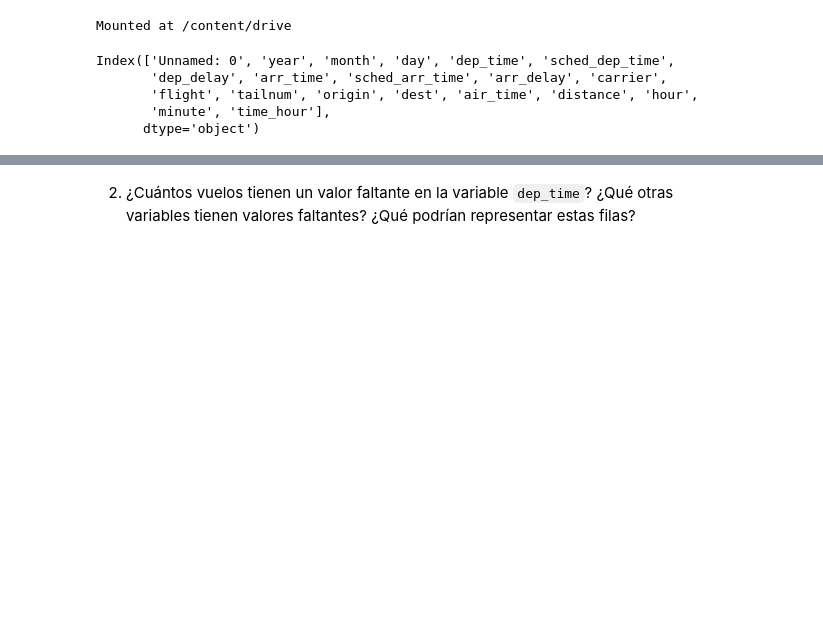
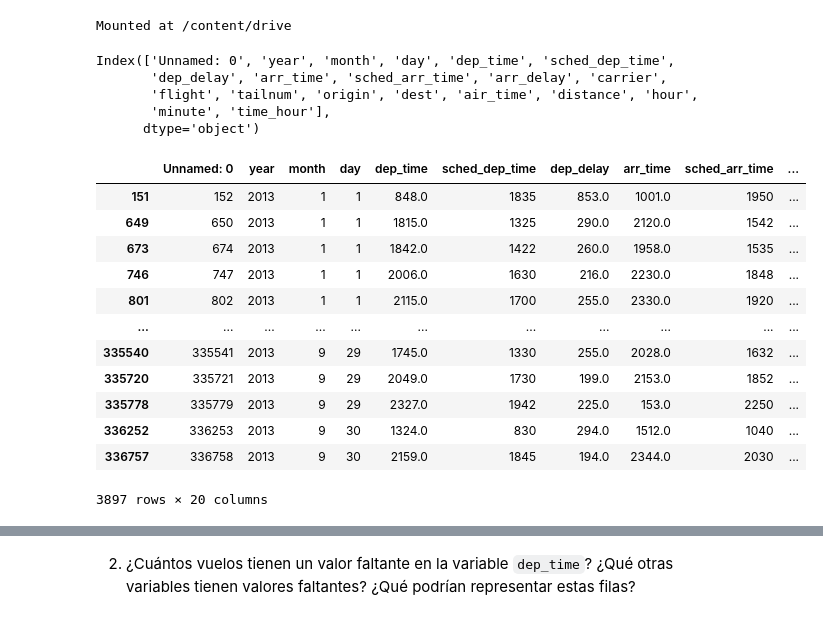
Before and after one commit to qlab-intro-python/qlab-intro-python-ccss-tarea-2-tarea_plantilla, a Jupyter notebook: tarea_2_grupo_5.ipynb, the cells around one changed output, grey strips where cells are left out. Drawn from its saved outputs; the diff is of its cells as text; code cells hidden in the pictures; blank space fills up the shorter version.

```diff
--- a/tarea_2_grupo_5.ipynb
+++ b/tarea_2_grupo_5.ipynb
@@ -47,0 +47,17 @@ df_flights.groupby("dep_delay")
+# %%
+#1.a. Tuvieron un retraso de llegada de tres horas o más.
+df_flights[df_flights['arr_delay'] >= 180]
+# %% [output]
+|  | Unnamed: 0 | year | month | day | dep_time | sched_dep_time | dep_delay | arr_time | sched_arr_time | ... |
+| 151 | 152 | 2013 | 1 | 1 | 848.0 | 1835 | 853.0 | 1001.0 | 1950 | ... |
+| 649 | 650 | 2013 | 1 | 1 | 1815.0 | 1325 | 290.0 | 2120.0 | 1542 | ... |
+| 673 | 674 | 2013 | 1 | 1 | 1842.0 | 1422 | 260.0 | 1958.0 | 1535 | ... |
+| 746 | 747 | 2013 | 1 | 1 | 2006.0 | 1630 | 216.0 | 2230.0 | 1848 | ... |
+| 801 | 802 | 2013 | 1 | 1 | 2115.0 | 1700 | 255.0 | 2330.0 | 1920 | ... |
+| ... | ... | ... | ... | ... | ... | ... | ... | ... | ... | ... |
+| 335540 | 335541 | 2013 | 9 | 29 | 1745.0 | 1330 | 255.0 | 2028.0 | 1632 | ... |
+| 335720 | 335721 | 2013 | 9 | 29 | 2049.0 | 1730 | 199.0 | 2153.0 | 1852 | ... |
+| 335778 | 335779 | 2013 | 9 | 29 | 2327.0 | 1942 | 225.0 | 153.0 | 2250 | ... |
+| 336252 | 336253 | 2013 | 9 | 30 | 1324.0 | 830 | 294.0 | 1512.0 | 1040 | ... |
+| 336757 | 336758 | 2013 | 9 | 30 | 2159.0 | 1845 | 194.0 | 2344.0 | 2030 | ... |
+3897 rows × 20 columns
```
Also changed, not shown: parts of 5 cells of this notebook.
